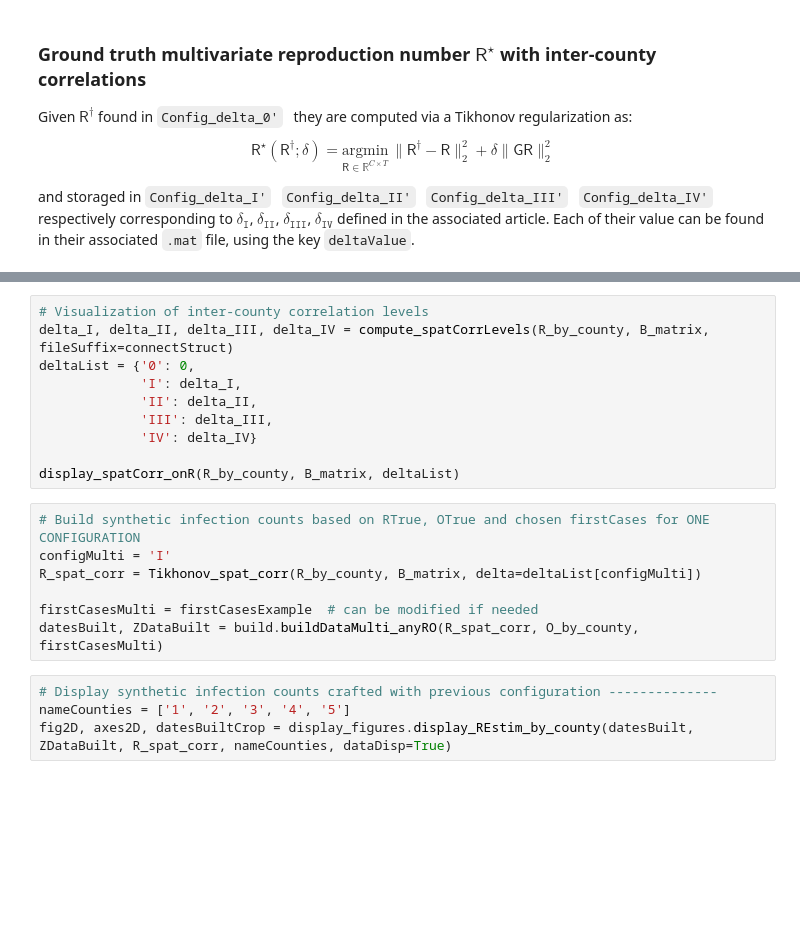
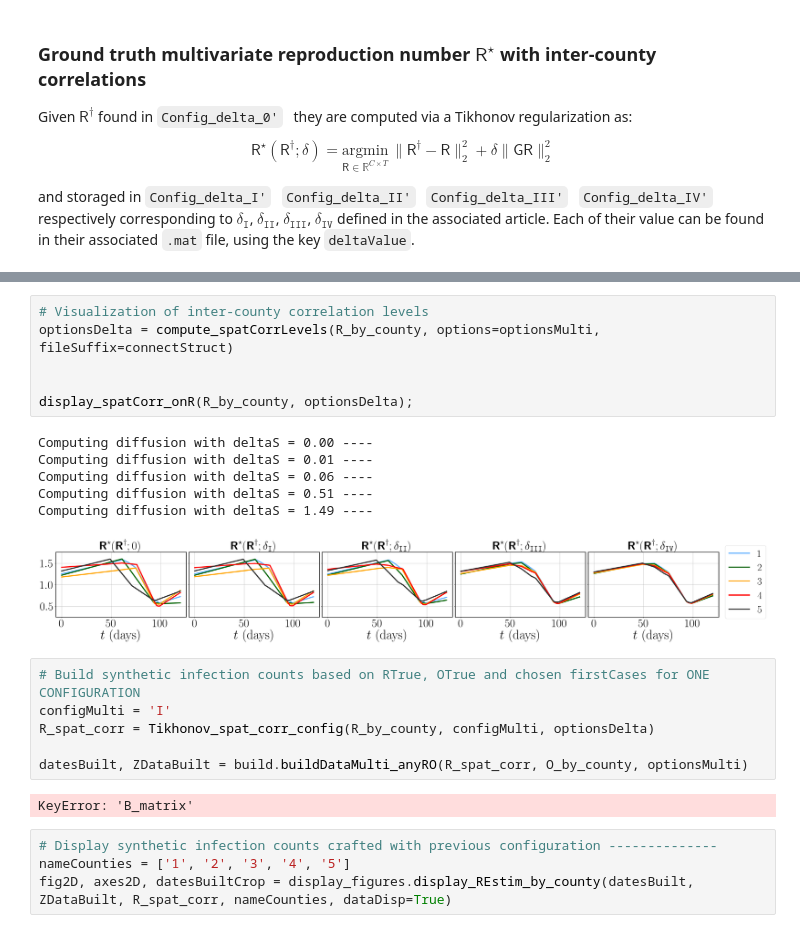
Before and after one commit to elasalle/Covid_R_L_estim, a Jupyter notebook: demo_buildSyntheticData.ipynb, the cells around one changed output, grey strips where cells are left out. Cells and saved outputs as stored; diff of their text form; blank space fills up the shorter version.

```diff
--- a/demo_buildSyntheticData.ipynb
+++ b/demo_buildSyntheticData.ipynb
@@ -65,20 +72,24 @@ display_spatCorrLevels(R_by_county, B_matrix, fileSuffix=connectStruct)
 # %%
 # Visualization of inter-county correlation levels
-delta_I, delta_II, delta_III, delta_IV = compute_spatCorrLevels(R_by_county, B_matrix, fileSuffix=connectStruct)
-deltaList = {'0': 0,
-             'I': delta_I,
-             'II': delta_II,
-             'III': delta_III,
-             'IV': delta_IV}
+optionsDelta = compute_spatCorrLevels(R_by_county, options=optionsMulti, fileSuffix=connectStruct)
 
-display_spatCorr_onR(R_by_county, B_matrix, deltaList)
+
+display_spatCorr_onR(R_by_county, optionsDelta);
+# %% [output]
+Computing diffusion with deltaS = 0.00 ----
+Computing diffusion with deltaS = 0.01 ----
+Computing diffusion with deltaS = 0.06 ----
+Computing diffusion with deltaS = 0.51 ----
+Computing diffusion with deltaS = 1.49 ----
+[figure, added]
 # %%
 # Build synthetic infection counts based on RTrue, OTrue and chosen firstCases for ONE CONFIGURATION
 configMulti = 'I'
-R_spat_corr = Tikhonov_spat_corr(R_by_county, B_matrix, delta=deltaList[configMulti])
+R_spat_corr = Tikhonov_spat_corr_config(R_by_county, configMulti, optionsDelta)
 
-firstCasesMulti = firstCasesExample  # can be modified if needed
-datesBuilt, ZDataBuilt = build.buildDataMulti_anyRO(R_spat_corr, O_by_county, firstCasesMulti)
+datesBuilt, ZDataBuilt = build.buildDataMulti_anyRO(R_spat_corr, O_by_county, optionsMulti)
+# %% [output]
+KeyError: 'B_matrix'
 # %%
 # Display synthetic infection counts crafted with previous configuration --------------
 nameCounties = ['1', '2', '3', '4', '5']
```
Also changed, not shown: parts of 4 cells of this notebook, 8 other files.
